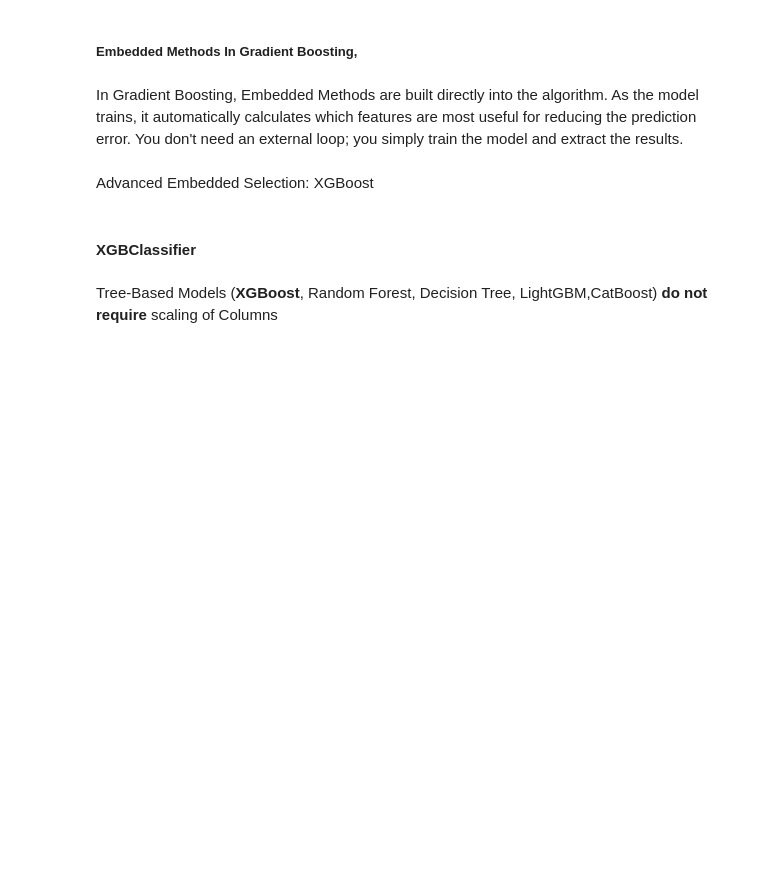
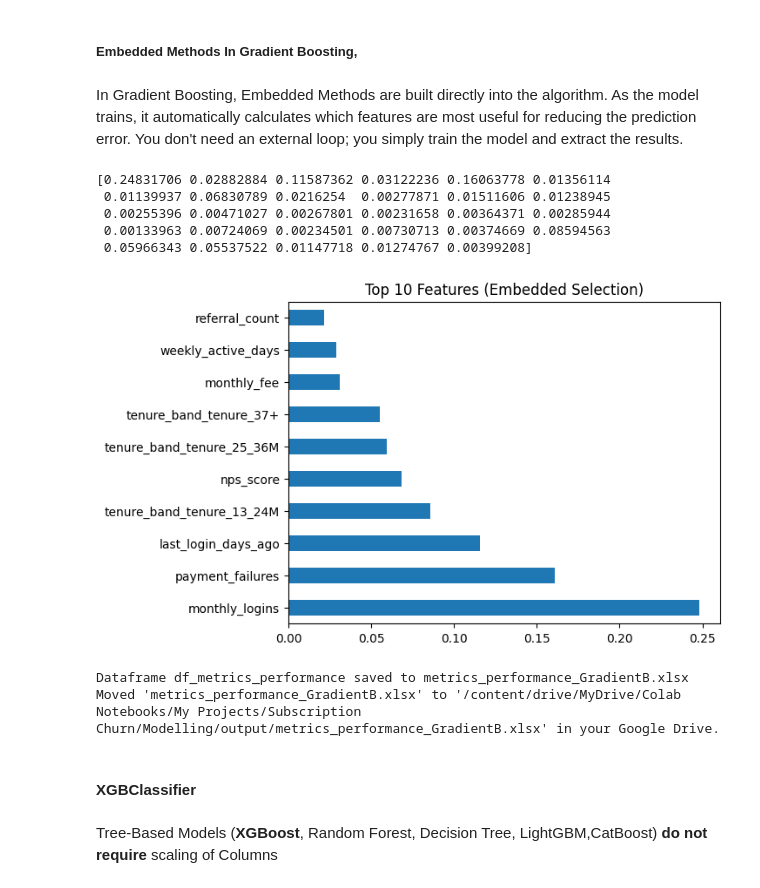
Before and after one commit to tsbawa61/Machine-Learning, a Jupyter notebook: FinalChurn.ipynb, the cells around one changed output. Drawn from its saved outputs; the diff is of its cells as text; code cells hidden in the pictures; blank space fills up the shorter version.

```diff
--- a/FinalChurn.ipynb
+++ b/FinalChurn.ipynb
@@ -5006,7 +5165,7 @@ mdi_scores = best_model.feature_importances_
 
 # # 3. Map scores to feature names for readability
 df_feature_importance = pd.DataFrame({
-    'Features': X.columns,
+    'Features': X_train.columns,
     'Importance': mdi_scores
 }).sort_values(by='Importance', ascending=False)
 
@@ -5148,13 +5380,14 @@ rf_estimator = RandomForestClassifier(n_estimators=100, max_depth=5, random_stat
 
 boruta_selector = BorutaPy(rf_estimator, n_estimators='auto', verbose=2, random_state=42)
 
-# Fit Boruta on the scaled training data
-boruta_selector.fit(X_train_scaled.values, y_train.values)
+start_time = currentTimeIST() # Logging Initial Time of Cell
+# Fit Boruta on the unscaled training data
+boruta_selector.fit(X_train.values, y_train.values)
 
 # Get confirmed, tentative, and rejected features
-confirmed_features = X_train_scaled.columns[boruta_selector.support_].tolist()
-tentative_features = X_train_scaled.columns[boruta_selector.support_weak_].tolist() # Corrected attribute name
-rejected_features = X_train_scaled.columns[~(boruta_selector.support_ | boruta_selector.support_weak_)].tolist() # Corrected attribute name
+confirmed_features = X_train.columns[boruta_selector.support_].tolist()
+tentative_features = X_train.columns[boruta_selector.support_weak_].tolist() # Corrected attribute name
+rejected_features  = X_train.columns[~(boruta_selector.support_ | boruta_selector.support_weak_)].tolist() # Corrected attribute name
 
 print("\n--- Boruta Feature Selection Results ---")
 print(f"Confirmed Features ({len(confirmed_features)}): {confirmed_features}")
@@ -5183,8 +5436,8 @@ from sklearn.ensemble import RandomForestClassifier
 from sklearn.metrics import roc_auc_score, f1_score, precision_score, recall_score
 
 # Get the scaled training and testing data for the confirmed features
-X_train_boruta = X_train_scaled[confirmed_features]
-X_test_boruta = X_test_scaled[confirmed_features]
+X_train_boruta = X_train[confirmed_features]
+X_test_boruta  = X_test[confirmed_features]
 
 # Re-initialize and train the RandomForestClassifier with only Boruta selected features
 # Using the same parameters as the rfc_model previously
@@ -5193,3 +5446,7 @@ rfc_model_boruta.fit(X_train_boruta, y_train)
 
 # Make predictions
 y_pred_boruta = rfc_model_boruta.predict(X_test_boruta)
+
+displayDFsummary(X_train_boruta, "X_train_boruta")
+displayDFsummary(X_test_boruta, "X_test_boruta")
+y_pred_boruta
@@ -5487,10 +5851,16 @@ Pro-Tip: Automated Feature Selection (RFECV)
 
 If you don't know how many features to keep, use RFECV. It uses Cross-Validation to automatically find the number of features that gives the highest accuracy.
 # %%
-# from sklearn.feature_selection import RFECV
+# Execution Time Earlier:4 min
 
-# # Automatically finds the optimal number of features
-# rfecv = RFECV(estimator=gbc, stephttps://colab.research.google.com/drive/1_Ym3SuGDEADbDDGG4sqdCpRrMgP9ZB7D#scrollTo=Embedded_Methods_In_Gradient_Boosting_=1, cv=5, scoring='accuracy')
-# rfecv.fit(X, y)
+from sklearn.feature_selection import RFECV
 
-# print(f"Optimal number of features: {rfecv.n_features_}")
+start_time = currentTimeIST()
+# Automatically finds the optimal number of features
+gbc_rfecv = RFECV(estimator=gbc_rfe, step=1, cv=5, scoring='accuracy')
+gbc_rfecv.fit(X_train, y_train)
+
+end_time = currentTimeIST()
+print(f"Training time: {end_time - start_time}")
+
+print(f"Optimal number of features: {gbc_rfecv.n_features_}")
@@ -5521,22 +6012,29 @@ In Gradient Boosting, Embedded Methods are built directly into the algorithm. As
 # %%
 import pandas as pd
 import matplotlib.pyplot as plt
 from sklearn.ensemble import GradientBoostingClassifier
 
 # 1. Load data
 
 
 # 2. Train the model (Selection happens during this step)
 gbc_model = GradientBoostingClassifier(n_estimators=100, random_state=42)
 gbc_model.fit(X_train, y_train)
 
 # 3. Access Embedded Importance
+print(gbc_model.feature_importances_)
+top_features_cnt = 10
 importances_gbc = pd.Series(gbc_model.feature_importances_, index=X_train.columns)
-top_features_gbc = importances_gbc.sort_values(ascending=False).head(10)
+top_features_gbc = importances_gbc.sort_values(ascending=False).head(top_features_cnt)
 
 # 4. Visualize
 top_features_gbc.plot(kind='barh')
-plt.title("Top 10 Features (Embedded Selection)")
+plt.title(f"Top {top_features_cnt} Features (Embedded Selection)")
 plt.show()
+# %% [output]
+[0.24831706 0.02882884 0.11587362 0.03122236 0.16063778 0.01356114
+ 0.01139937 0.06830789 0.0216254  0.00277871 0.01511606 0.01238945
+ 0.00255396 0.00471027 0.00267801 0.00231658 0.00364371 0.00285944
+ 0.00133963 0.00724069 0.00234501 0.00730713 0.00374669 0.08594563
+ 0.05966343 0.05537522 0.01147718 0.01274767 0.00399208]
+[figure, added]
-# %% [markdown]
-Advanced Embedded Selection: XGBoost
@@ -5551,3 +6041,9 @@ plt.show()
+# %%
+# Write the above df to excel file using writeDFtoXlsx
+writeDFtoXlsx(df_metrics_performance, "df_metrics_performance", "metrics_performance_"+file_names_extn[5])
+# %% [output]
+Dataframe df_metrics_performance saved to metrics_performance_GradientB.xlsx
+Moved 'metrics_performance_GradientB.xlsx' to '/content/drive/MyDrive/Colab Notebooks/My Projects/Subscription Churn/Modelling/output/metrics_performance_GradientB.xlsx' in your Google Drive.
 # %% [markdown]
 #### XGBClassifier
 # %% [markdown]
```
Also changed, not shown: parts of 109 cells of this notebook.
